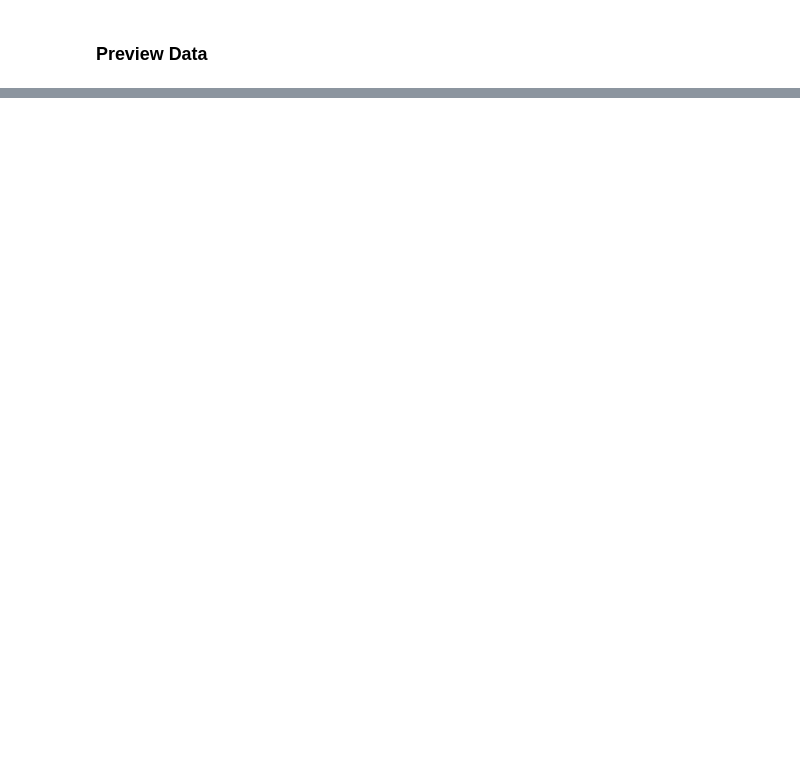
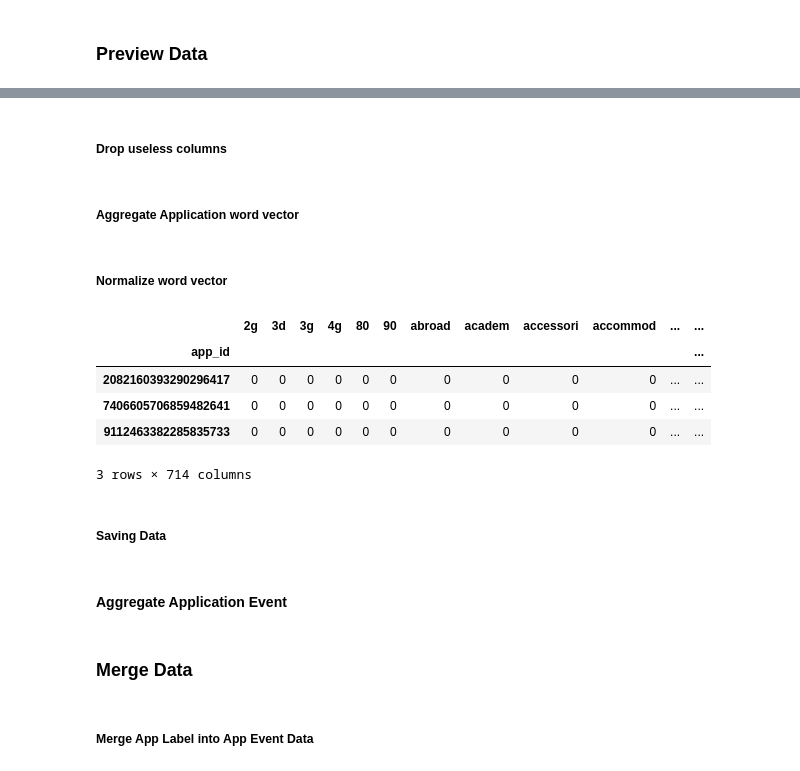
Before and after one commit to wlee0515/Application_Criteria_Generator, a Jupyter notebook: Application_Criteria_Generator/Code/DataPrep/Data Wrangling & Cleaning.ipynb, the cells around one changed output, grey strips where cells are left out. Cells and saved outputs as stored; diff of their text form; code cells hidden in the pictures; blank space fills up the shorter version.

```diff
--- a/Application_Criteria_Generator/Code/DataPrep/Data Wrangling & Cleaning.ipynb
+++ b/Application_Criteria_Generator/Code/DataPrep/Data Wrangling & Cleaning.ipynb
@@ -140,0 +454,3 @@ df_app_events.head(10)
+# %%
+df_agg_app_label = df_app_label.copy()
+df_agg_app_label = df_agg_app_label.merge(df_trans_label_categories, on="label_id", how="left")
@@ -140,0 +476,26 @@ df_app_events.head(10)
+# %% [markdown]
+##### Drop useless columns
+# %%
+df_agg_app_label = df_agg_app_label.drop("label_id", axis=1)
+df_agg_app_label = df_agg_app_label.drop("category", axis=1)
+df_agg_app_label = df_agg_app_label.drop("category-mod", axis=1)
+# %% [markdown]
+##### Aggregate Application word vector
+# %%
+df_agg_app_label = df_agg_app_label.groupby(by='app_id').sum()
+# %% [markdown]
+##### Normalize word vector
+# %%
+for word in list_of_words:
+    df_agg_app_label[word] = df_agg_app_label[word].apply(lambda x : 1 if x > 0.5 else 0)
+# %%
+df_agg_app_label[(df_agg_app_label["xianxia"]==1)]
+# %% [output]
+|  | 2g | 3d | 3g | 4g | 80 | 90 | abroad | academ | accessori | accommod | ... | ... |
+| app_id |  |  |  |  |  |  |  |  |  |  |  | ... |
+| 2082160393290296417 | 0 | 0 | 0 | 0 | 0 | 0 | 0 | 0 | 0 | 0 | ... | ... |
+| 7406605706859482641 | 0 | 0 | 0 | 0 | 0 | 0 | 0 | 0 | 0 | 0 | ... | ... |
+| 9112463382285835733 | 0 | 0 | 0 | 0 | 0 | 0 | 0 | 0 | 0 | 0 | ... | ... |
+3 rows × 714 columns
+# %% [markdown]
+##### Saving Data
@@ -140,0 +504,6 @@ df_app_events.head(10)
+# %% [markdown]
+#### Aggregate Application Event
+# %% [markdown]
+### Merge Data
+# %% [markdown]
+##### Merge App Label into App Event  Data
```
Also changed, not shown: parts of 60 cells of this notebook.
